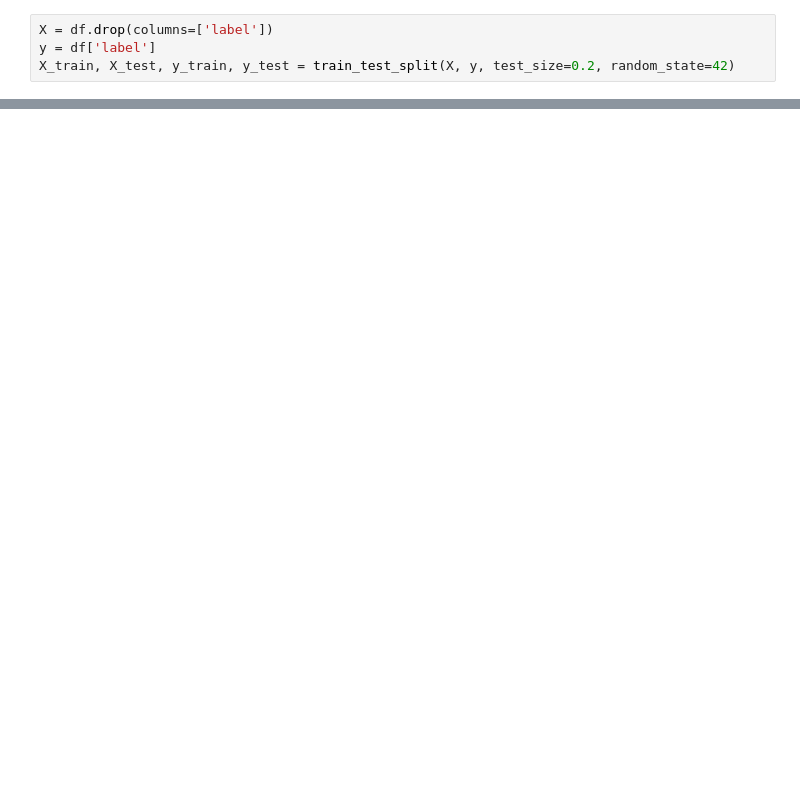
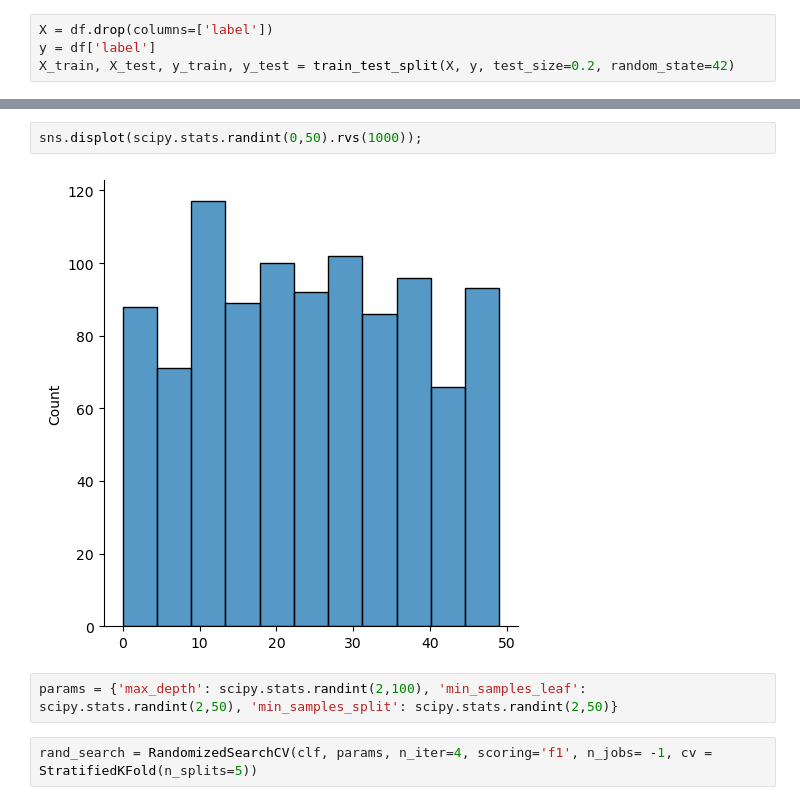
Before and after one commit to KyleSDeveloper/DS_ML_Cybersecurity_Project, a Jupyter notebook: sandbox.ipynb, the cells around one changed output, grey strips where cells are left out. Cells and saved outputs as stored; diff of their text form; blank space fills up the shorter version.

```diff
--- a/sandbox.ipynb
+++ b/sandbox.ipynb
@@ -174,0 +105,8 @@ Confusion Matrix:
+# %%
+sns.displot(scipy.stats.randint(0,50).rvs(1000));
+# %% [output]
+[figure, added]
+# %%
+params = {'max_depth': scipy.stats.randint(2,100), 'min_samples_leaf': scipy.stats.randint(2,50), 'min_samples_split': scipy.stats.randint(2,50)}
+# %%
+rand_search = RandomizedSearchCV(clf, params, n_iter=4, scoring='f1', n_jobs= -1, cv = StratifiedKFold(n_splits=5))
```
Also changed, not shown: parts of 28 cells of this notebook, 1 other file.
